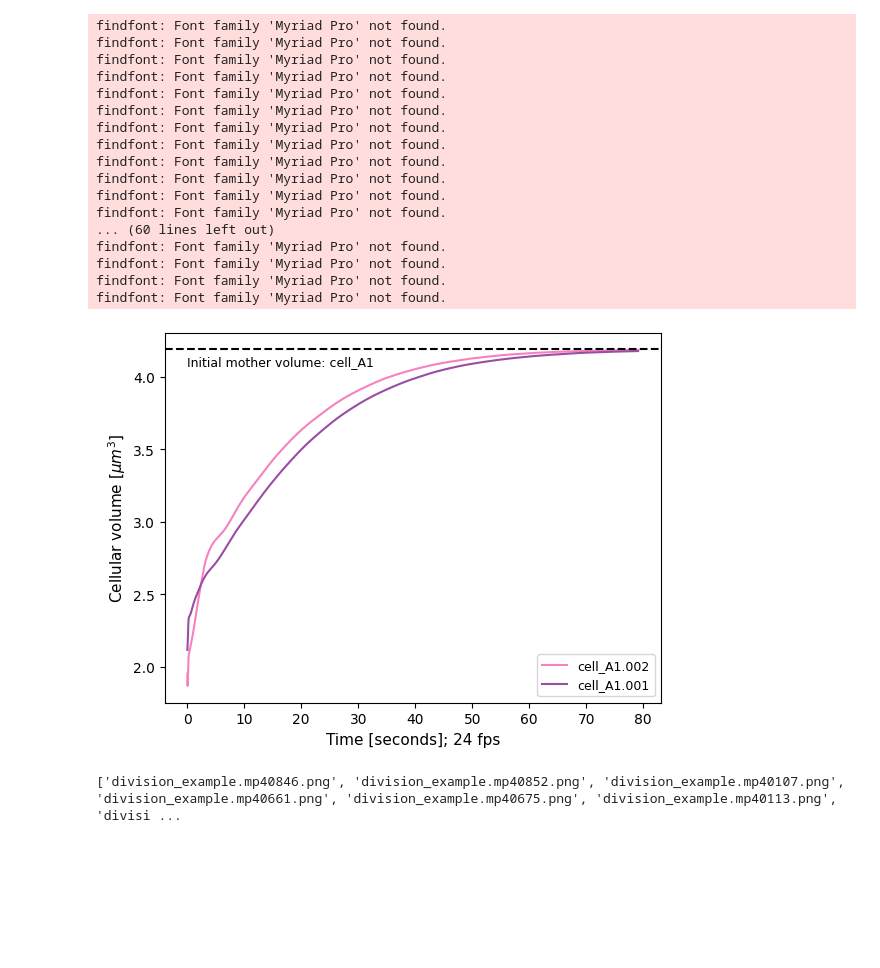
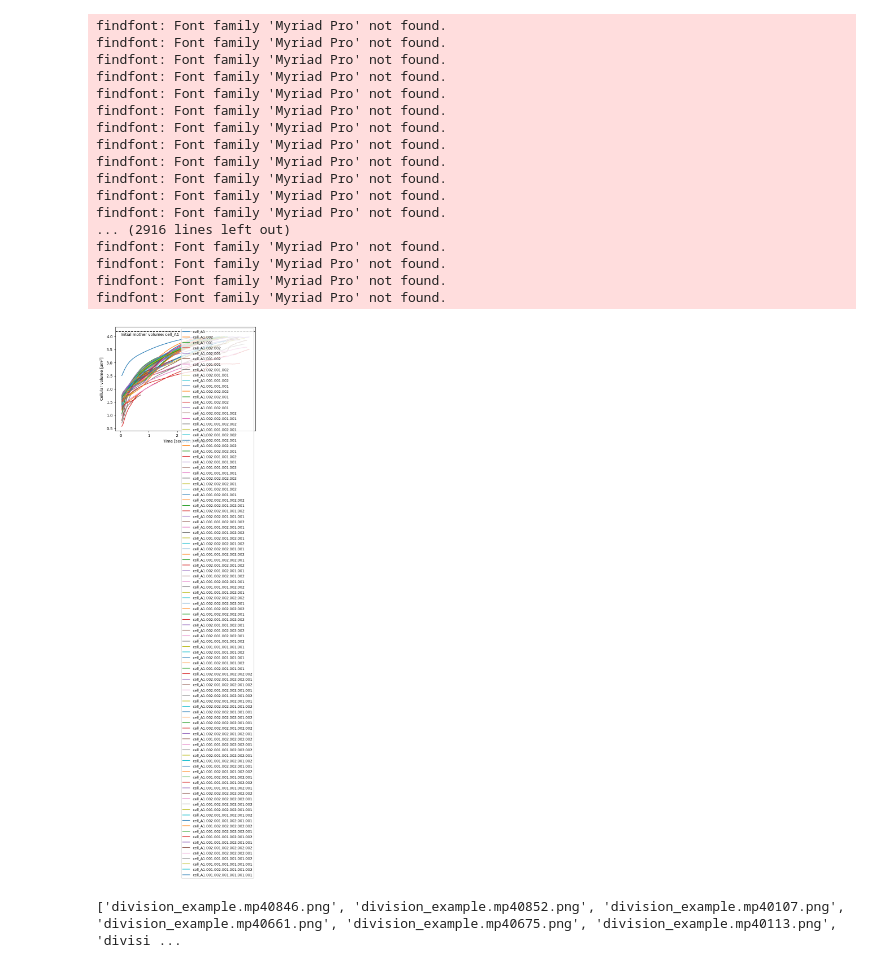
Before and after one commit to smegason/Goo, a Jupyter notebook: _notebooks/20230512_SOMA.ipynb, the cells around one changed output. Drawn from its saved outputs; the diff is of its cells as text; code cells hidden in the pictures; blank space fills up the shorter version.

```diff
--- a/_notebooks/20230512_SOMA.ipynb
+++ b/_notebooks/20230512_SOMA.ipynb
@@ -43,48 +42,50 @@ CB_palette = ['', '#f781bf', '#984ea3']
 # set style
 #sns.set_style("white")
 # %%
-with open(f"/Users/antoine/Harvard/MegasonLab/presentations/20231206_soma/division_example/volume_data1.mp4_volumes.json", 'r') as f1:
+with open(f"/Users/antoine/Harvard/MegasonLab/GPU_backup/AntoineRuzette/goo/data/division/20231218_division_2xtargetvolume-based_1-500/20231218_division_2xtargetvolume-based_volumes.json", 'r') as f1:
     volumes1 = json.load(f1)
 # %%
+import matplotlib.pyplot as plt
+from matplotlib.font_manager import FontProperties
+
 # Frame rate
 fps = 24
 
 # Accumulate data for plotting on the same graph
-for idx, (cell_name, volumes) in enumerate(volumes1.items()):
-    if cell_name != "cell_A1":  # Exclude cell_A1 data
-        time_points = [(frame + 1) / fps for frame in range(len(volumes))]  # Convert frames to time
-        plt.plot(time_points, volumes, label=cell_name, color=CB_palette[idx])
-
+for cell_name, volumes in volumes1.items():
+    time_points = [(frame + 1) / fps for frame in range(len(volumes))]  # Convert frames to time
+    plt.plot(time_points, volumes, label=cell_name)
 
 # Adding a horizontal line at y=4
 plt.axhline(y=4.189, color='black', linestyle='--')
-plt.text(0, 4.15, 'Initial mother volume: cell_A1', ha='left', va='top', fontdict=font_props_text)
+plt.text(0, 4.15, 'Initial mother volume: cell_A1', ha='left', va='top')
 
-plt.xlabel('Time [seconds]; 24 fps', fontdict=font_props)
-plt.ylabel(r'Cellular volume $[\mu m^3]$', fontdict=font_props)
+plt.xlabel('Time [seconds]; 24 fps')
+plt.ylabel(r'Cellular volume $[\mu m^3]$')
 plt.legend(prop=FontProperties(family='Myriad Pro', size=9))
 
 # Save the plot
 plt.savefig("division_volumes.png", transparent=False, dpi=500)
+plt.show()
 # %% [output]
 findfont: Font family 'Myriad Pro' not found.
 findfont: Font family 'Myriad Pro' not found.
 findfont: Font family 'Myriad Pro' not found.
 findfont: Font family 'Myriad Pro' not found.
 findfont: Font family 'Myriad Pro' not found.
 findfont: Font family 'Myriad Pro' not found.
 findfont: Font family 'Myriad Pro' not found.
 findfont: Font family 'Myriad Pro' not found.
 findfont: Font family 'Myriad Pro' not found.
 findfont: Font family 'Myriad Pro' not found.
 findfont: Font family 'Myriad Pro' not found.
 findfont: Font family 'Myriad Pro' not found.
-... (60 lines left out)
+... (2916 lines left out)
 findfont: Font family 'Myriad Pro' not found.
 findfont: Font family 'Myriad Pro' not found.
 findfont: Font family 'Myriad Pro' not found.
 findfont: Font family 'Myriad Pro' not found.
-[figure, old version]
+[figure, new version]
 # %%
 # convert sequence of images into mp4
 
```
Also changed, not shown: parts of 1 cell of this notebook, 5 other files.
